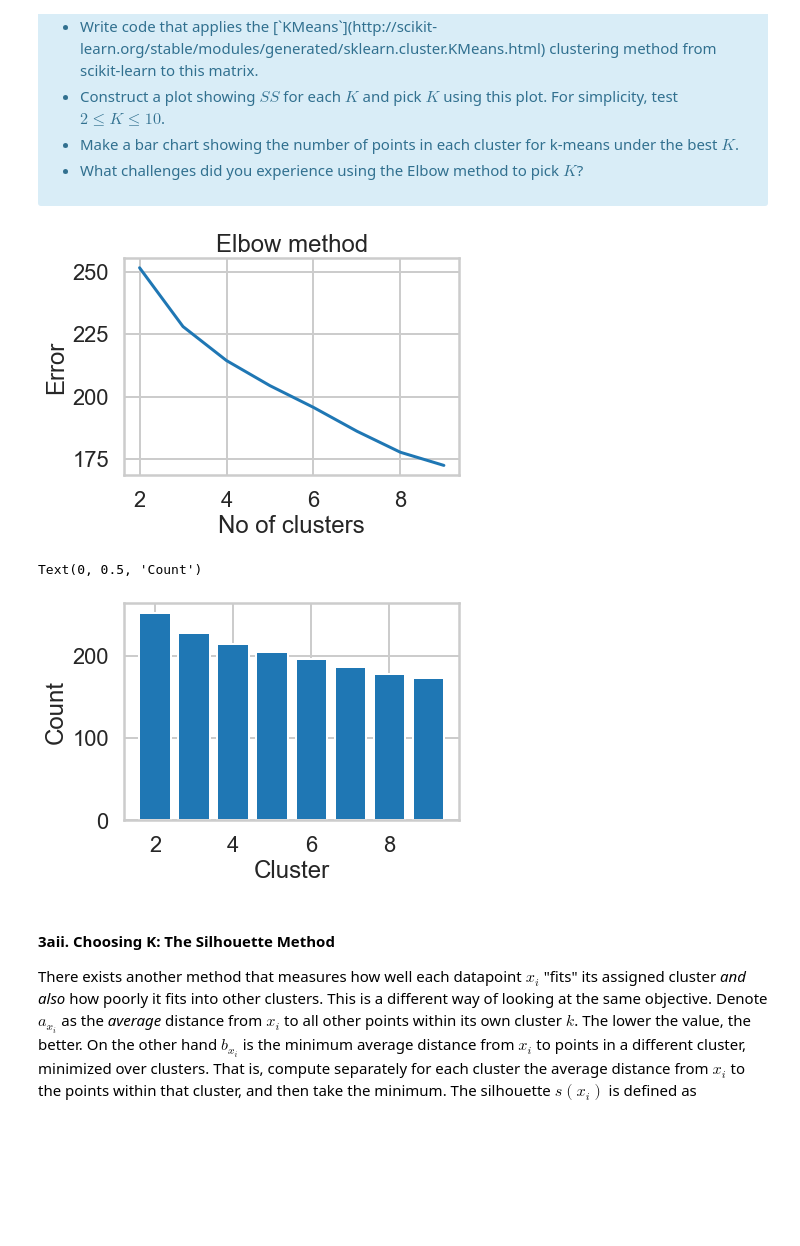
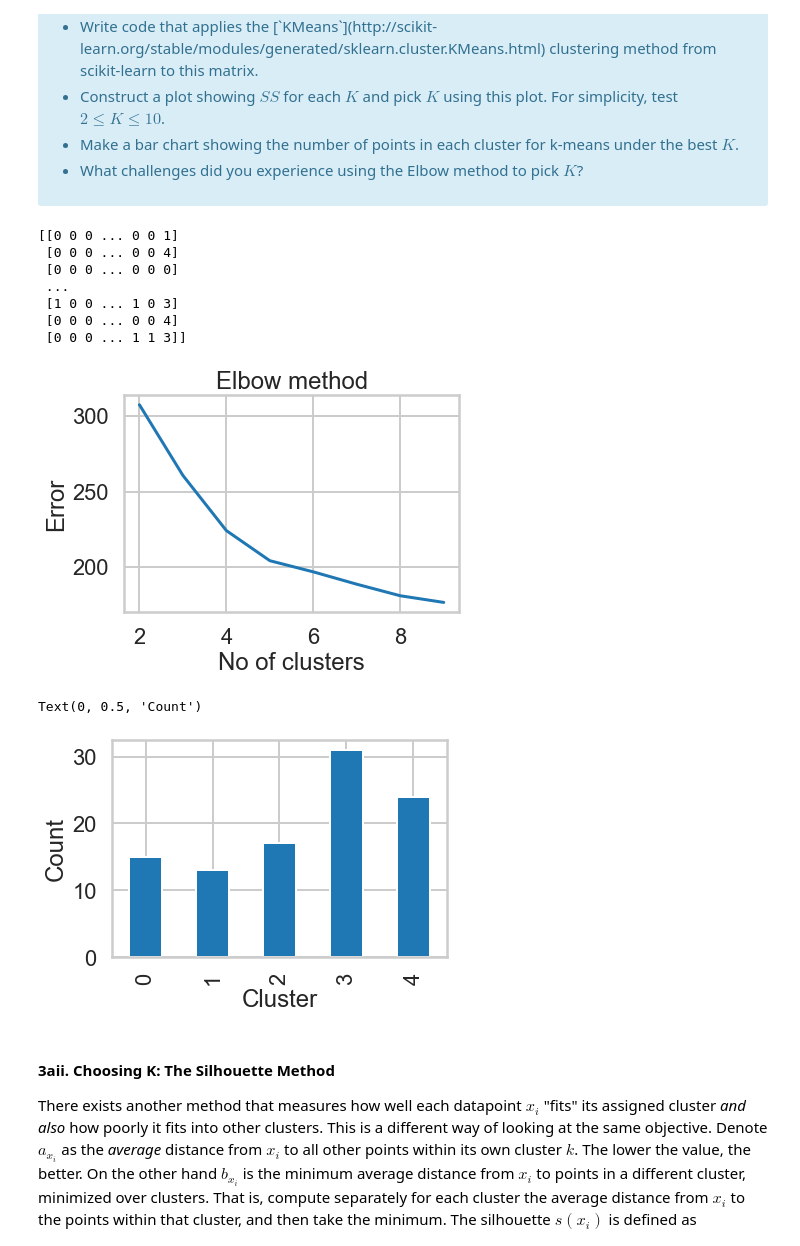
Before and after one commit to seguln36/Springboard, a Jupyter notebook: Clustering Case Study - Customer Segmentation with K-Means - Tier 3 (1).ipynb, the cells around one changed output. Cells and saved outputs as stored; diff of their text form; code cells hidden in the pictures; blank space fills up the shorter version.

```diff
--- a/Clustering Case Study - Customer Segmentation with K-Means - Tier 3 (1).ipynb
+++ b/Clustering Case Study - Customer Segmentation with K-Means - Tier 3 (1).ipynb
@@ -142,28 +141,49 @@ where $x_i$ is a point, $C_k$ represents cluster $k$ and $\mu_k$ is the centroid
 # %%
 # your turn
 import numpy as np
 from sklearn.cluster import KMeans
 x_cols = np.matrix(df)
 
 Error =[]
 for i in range(2, 10):
     kmeans = KMeans(n_clusters = i).fit(x_cols)
     kmeans.fit(x_cols)
     Error.append(kmeans.inertia_)
 import matplotlib.pyplot as plt
 plt.plot(range(2, 10), Error)
 plt.title('Elbow method')
 plt.xlabel('No of clusters')
 plt.ylabel('Error')
 plt.show()
 
-plt.bar(range(2, 10), Error)
+#plt.bar(range(2, 10), Error)
+#plt.xlabel('Cluster')
+#plt.ylabel('Count')
+
+kmeans_cluster = KMeans(n_clusters = 5).fit(x_cols)
+df['kmeans_cluster'] = kmeans_cluster.fit_predict(x_cols)
+df.kmeans_cluster.value_counts().sort_index().plot(kind='bar')
 plt.xlabel('Cluster')
 plt.ylabel('Count')
+
+#What values of  𝑆𝑆  do you believe represent better clusterings? Why?
+#The lowest SS value is the best in this situation because lower SS valiues correlate to values closer to centroids
+
+#What challenges did you experience using the Elbow method to pick  𝐾 ?
+#As K increases, the centroids are closer to the clusters centroids.
+#This is not a sharp elbow like it is in some examples so a challenge is selecting exactly where the point is.
+#K is about 5
 # %% [output]
+[[0 0 0 ... 0 0 1]
+ [0 0 0 ... 0 0 4]
+ [0 0 0 ... 0 0 0]
+ ...
+ [1 0 0 ... 1 0 3]
+ [0 0 0 ... 0 0 4]
+ [0 0 0 ... 1 1 3]]
-[figure, old version]
+[figure, new version]
-Text(0, 0.5, 'Count')
+Text(0, 0.5, 'Count')
-[figure, old version]
+[figure, new version]
 # %% [markdown]
 #### 3aii. Choosing K: The Silhouette Method
 
```
Also changed, not shown: parts of 8 cells of this notebook.
